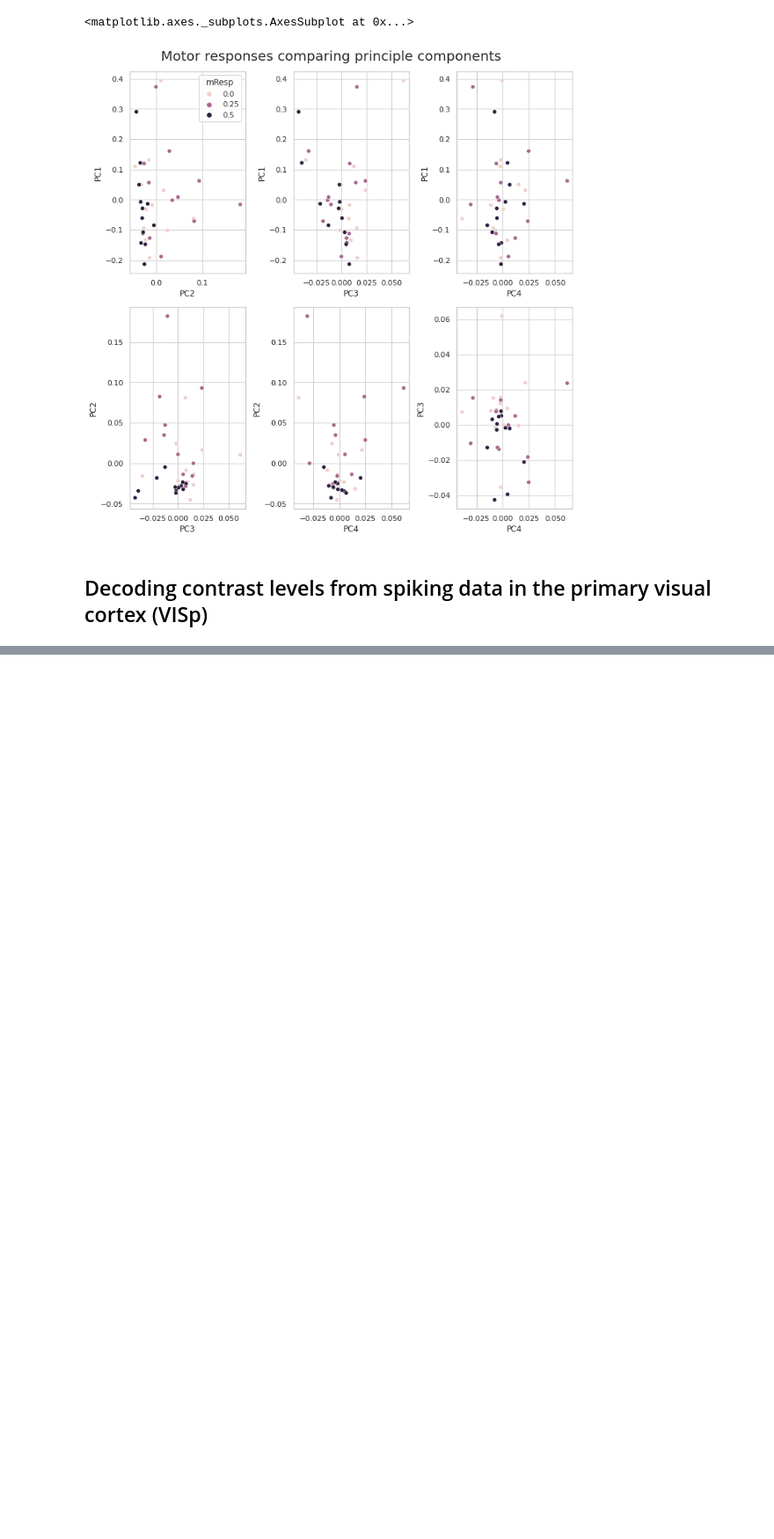
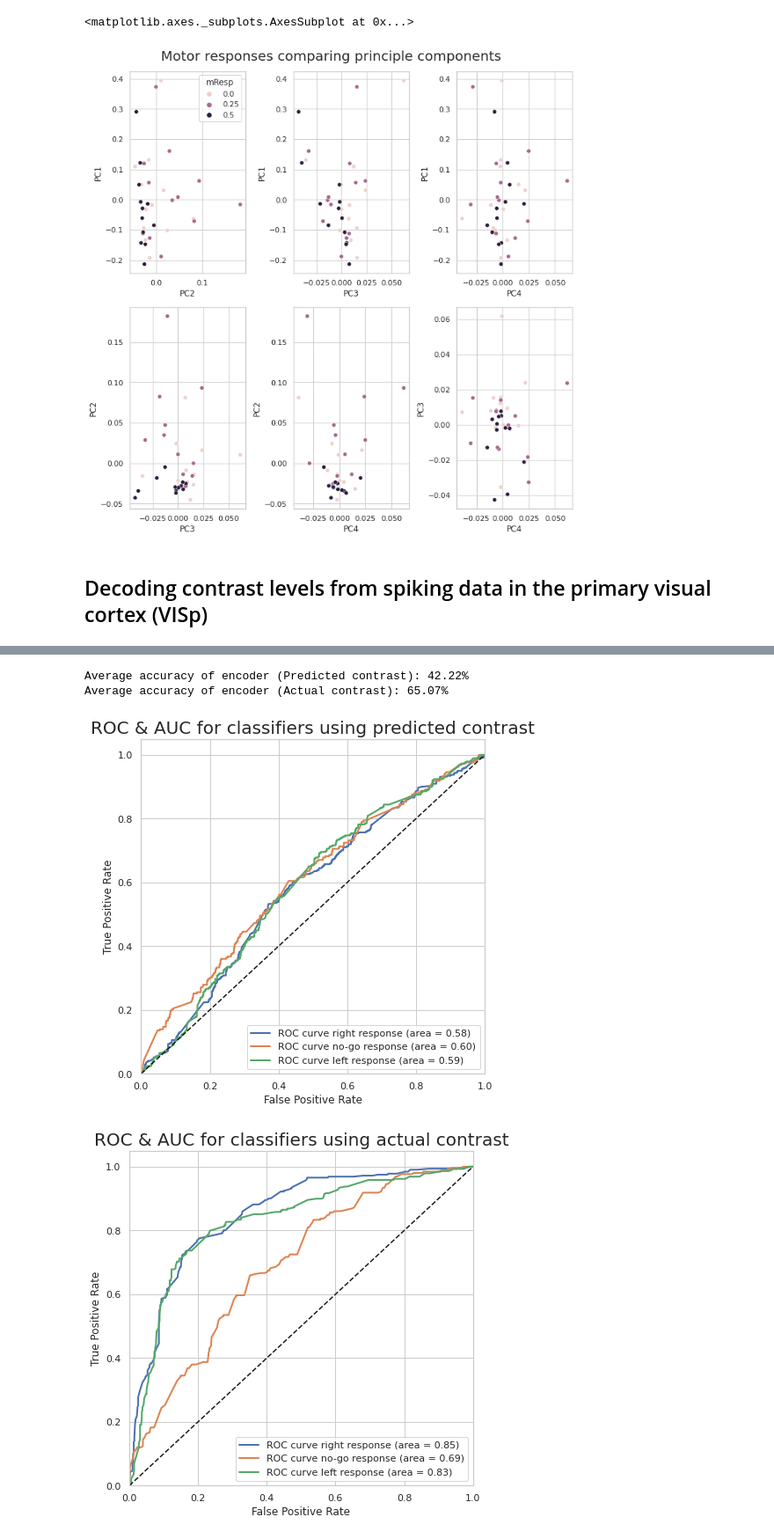
Before and after one commit to Bionerdess/NMA2021, a Jupyter notebook: NMA2021_Project.ipynb, the cells around one changed output, grey strips where cells are left out. Shown: that part at 88% size. Drawn from its saved outputs; the diff is of its cells as text; code cells hidden in the pictures; blank space fills up the shorter version.

```diff
--- a/NMA2021_Project.ipynb
+++ b/NMA2021_Project.ipynb
@@ -320,0 +432,63 @@ print('percent response classification accuracy (right decoder): %1.2f' %((vRigh
+# %%
+#@title Do predicted or actual contrast levels encode the motor response more accurately? Chance: 50%
+
+print('Average accuracy of encoder (Predicted contrast): {0:.2%}\nAverage accuracy of encoder (Actual contrast): {1:.2%}'.format(np.mean(accuracyP),np.mean(accuracyA)))
+# %% [output]
+Average accuracy of encoder (Predicted contrast): 42.22%
+Average accuracy of encoder (Actual contrast): 65.07%
+# %%
+#@title Calculate ROC and area ROC for all classes of predicted and actual models
+
+yBin = yBin_tot[1:]
+Pscore = Pscore_tot[1:]
+Ascore = Ascore_tot[1:]
+fprP = dict()
+tprP = dict()
+roc_aucP = dict()
+for i in range(n_classes):
+    fprP[i], tprP[i], _ = roc_curve(yBin[:, i], Pscore[:, i])
+    roc_aucP[i] = auc(fprP[i], tprP[i])
+
+fprA = dict()
+tprA = dict()
+roc_aucA = dict()
+for i in range(n_classes):
+    fprA[i], tprA[i], _ = roc_curve(yBin[:, i], Ascore[:, i])
+    roc_aucA[i] = auc(fprA[i], tprA[i])
+# %%
+#@title Plot ROC curve and ROC area for each class
+
+responses = ['right','no-go','left']
+
+plt.figure(figsize=(7,7))
+for i in range(n_classes):
+  plt.plot(fprP[i], tprP[i], lw=2,
+            label='ROC curve {0} response (area = {1:0.2f})'
+            ''.format(responses[i], roc_aucP[i]))
+
+plt.plot([0, 1], [0, 1], 'k--')
+plt.xlim([0.0, 1.0])
+plt.ylim([0.0, 1.05])
+plt.xlabel('False Positive Rate')
+plt.ylabel('True Positive Rate')
+plt.title('ROC & AUC for classifiers using predicted contrast',size=20)
+plt.legend(loc='lower right')
+plt.show()
+
+plt.figure(figsize=(7,7))
+for i in range(n_classes):
+  plt.plot(fprA[i], tprA[i], lw=2,
+            label='ROC curve {0} response (area = {1:0.2f})'
+            ''.format(responses[i], roc_aucA[i]))
+
+plt.plot([0, 1], [0, 1], 'k--')
+plt.xlim([0.0, 1.0])
+plt.ylim([0.0, 1.05])
+plt.xlabel('False Positive Rate')
+plt.ylabel('True Positive Rate')
+plt.title('ROC & AUC for classifiers using actual contrast',size=20)
+plt.legend(loc='lower right')
+plt.show()
+# %% [output]
+[figure, added]
+[figure, added]
```
Also changed, not shown: parts of 8 cells of this notebook.
